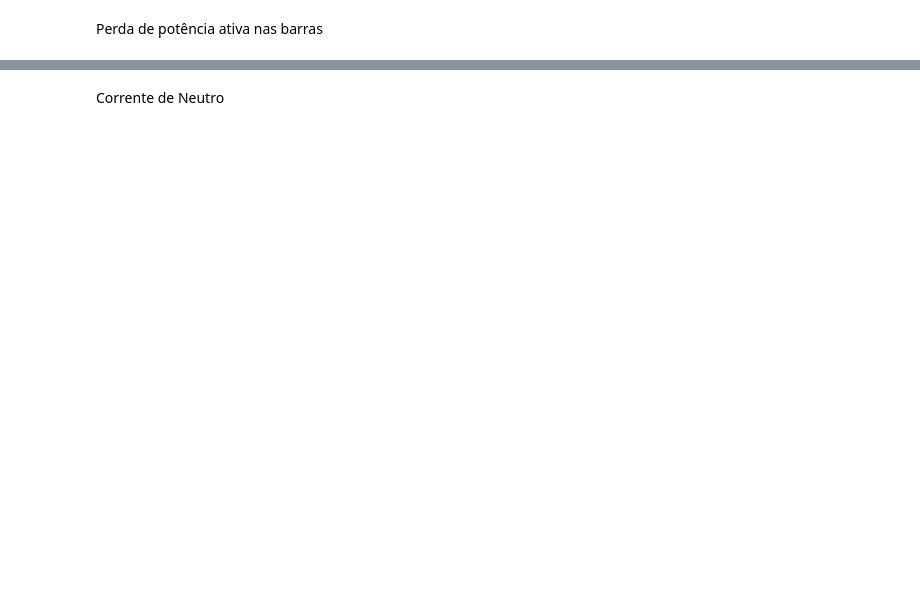
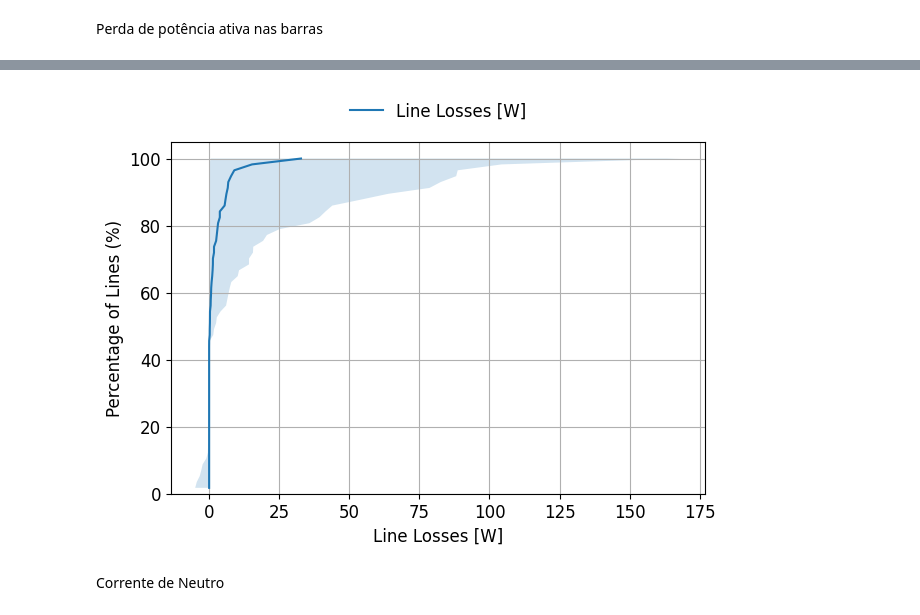
Before and after one commit to glmoritz/pandapower_tests, a Jupyter notebook: duilio_plots_postgres.ipynb, the cells around one changed output, grey strips where cells are left out. Drawn from its saved outputs; the diff is of its cells as text; code cells hidden in the pictures; blank space fills up the shorter version.

Commit message:
line losses

```diff
--- a/duilio_plots_postgres.ipynb
+++ b/duilio_plots_postgres.ipynb
@@ -576,3 +543,67 @@ plt.show()
+# %%
+import pandas as pd
+import matplotlib.pyplot as plt
+
+lv_buses = []
+# --- Step 1: Collect all bus descendants from trafos ---
+
+all_line_data = {}
+
+#we will start from each trafo lv_bus and traverse the graph to collect all lines that connect its descendents
+to_visit = net.trafo['lv_bus'].values.tolist()
+while to_visit:
+    current_bus = to_visit.pop()
+
+    #get all lines from current_bus
+    bus_lines = net.line[net.line['from_bus']==current_bus]
+
+    #iterate over lines, getting its losses
+    for idx, line in bus_lines.iterrows():
+        #the line destination must be visited too
+        to_visit.append(line['to_bus'])
+
+        #get all losses for the phases of this line
+        for phase in ["a", "b", "c"]:
+            output_name = f"Pl_{phase}[MW]"
+            df = get_timeseries_data(
+                conn,
+                simulation_output_id,
+                element_type="line",
+                element_idxs=idx,
+                output_name=output_name
+            )
+
+            if not df.empty:
+                all_line_data[f"Line-{idx}-{output_name}"] = df["total_quantity"].values*1e6  # Convert MW to W
+
+# --- Step 3: Organize into DataFrame ---
+line_loss_df = pd.DataFrame(dict([(k, pd.Series(v)) for k, v in all_line_data.items()]))
+
+# --- Step 4: Compute statistics ---
+stats_df = pd.DataFrame({
+    "Average": line_loss_df.mean(),
+    "Max": line_loss_df.max(),
+    "Min": line_loss_df.min()
+})
+
+average_vector = stats_df["Average"].values
+max_vector = stats_df["Max"].values
+min_vector = stats_df["Min"].values
+
+# --- Step 5: Plot ---
+plot_cdf_with_shadow(average_vector, max_vector, min_vector, 'Line Losses [W]')
+
+plt.xlabel('Line Losses [W]', fontsize=12)
+plt.ylabel('Percentage of Lines (%)', fontsize=12)
+plt.xticks(fontsize=12)
+plt.yticks(fontsize=12)
+plt.ylim(0, None)
+plt.grid(True)
+plt.legend(loc='lower center', bbox_to_anchor=(0.5, 1.02), fontsize=12, ncol=2, frameon=False)
+plt.tight_layout()
+plt.show()
+# %% [output]
+[figure, added]
 # %% [markdown]
 Corrente de Neutro
 # %%
```
Also changed, not shown: parts of 9 cells of this notebook, 3 other files.
